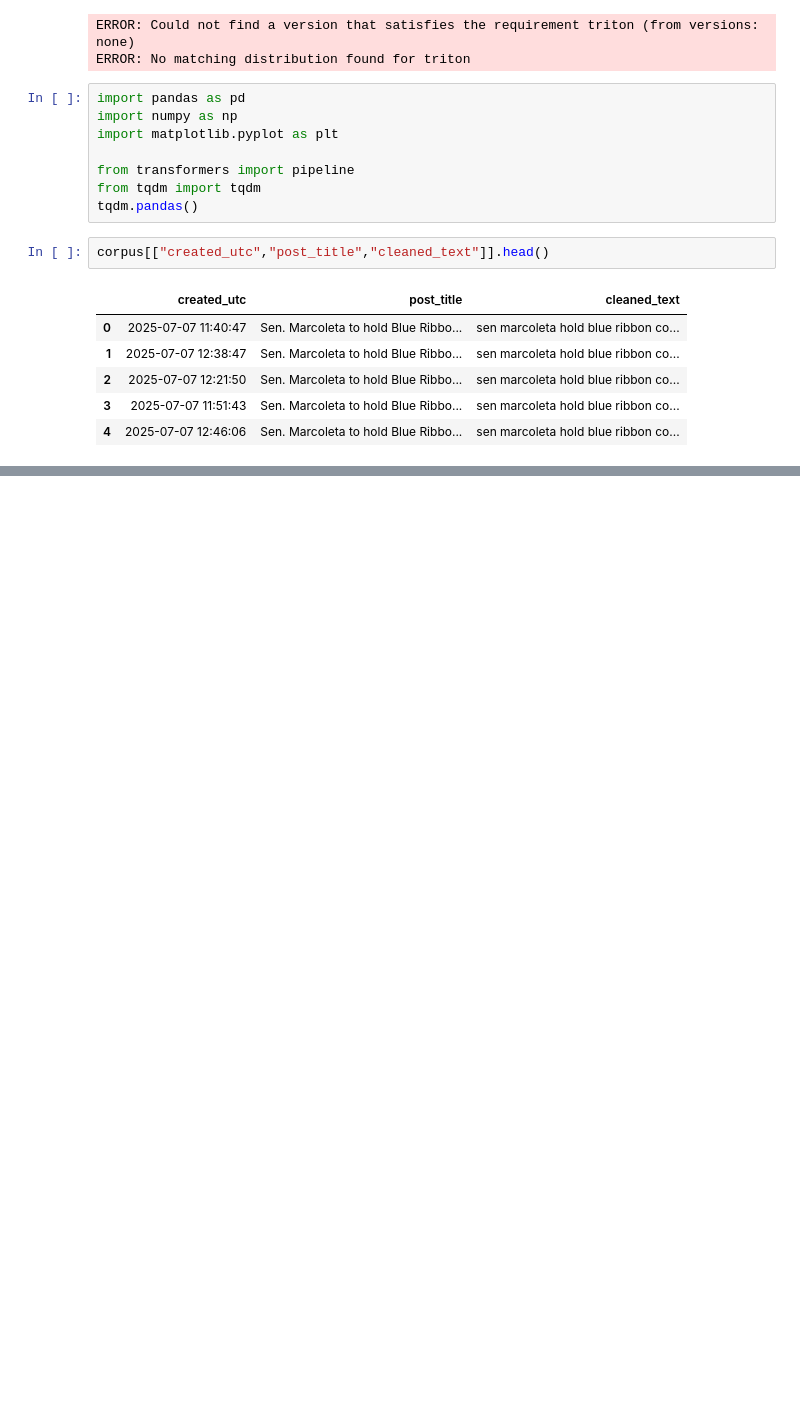
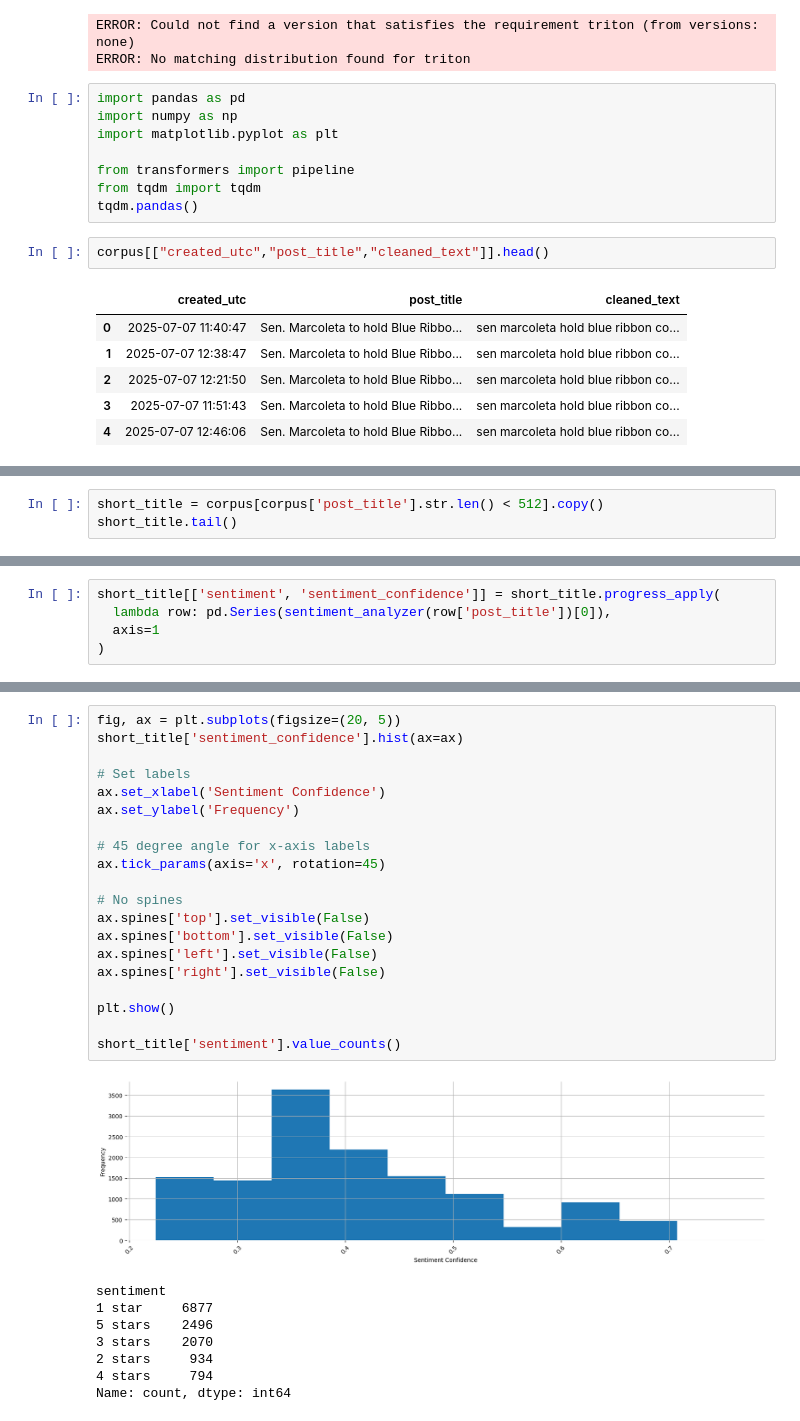
Before and after one commit to louis-uwie/philippine-agriculture-reddit-analysis, a Jupyter notebook: Binwag - PhilippineRedditAgricultureAnalysis/notebook/02-wordembeddings.ipynb, the cells around one changed output, grey strips where cells are left out. Saved outputs shown, nothing was run; the diff lists cells and outputs as text; blank space fills up the shorter version.

```diff
--- a/Binwag - PhilippineRedditAgricultureAnalysis/notebook/02-wordembeddings.ipynb
+++ b/Binwag - PhilippineRedditAgricultureAnalysis/notebook/02-wordembeddings.ipynb
@@ -577,0 +589,3 @@ Xet Storage is enabled for this repo, but the 'hf_xet' package is not installed.
+# %%
+short_title = corpus[corpus['post_title'].str.len() < 512].copy()
+short_title.tail()
@@ -577,0 +603,5 @@ Xet Storage is enabled for this repo, but the 'hf_xet' package is not installed.
+# %%
+short_title[['sentiment', 'sentiment_confidence']] = short_title.progress_apply(
+  lambda row: pd.Series(sentiment_analyzer(row['post_title'])[0]),
+  axis=1
+)
@@ -577,0 +617,29 @@ Xet Storage is enabled for this repo, but the 'hf_xet' package is not installed.
+# %%
+fig, ax = plt.subplots(figsize=(20, 5))
+short_title['sentiment_confidence'].hist(ax=ax)
+
+# Set labels
+ax.set_xlabel('Sentiment Confidence')
+ax.set_ylabel('Frequency')
+
+# 45 degree angle for x-axis labels
+ax.tick_params(axis='x', rotation=45)
+
+# No spines
+ax.spines['top'].set_visible(False)
+ax.spines['bottom'].set_visible(False)
+ax.spines['left'].set_visible(False)
+ax.spines['right'].set_visible(False)
+
+plt.show()
+
+short_title['sentiment'].value_counts()
+# %% [output]
+[figure, added]
+sentiment
+1 star     6877
+5 stars    2496
+3 stars    2070
+2 stars     934
+4 stars     794
+Name: count, dtype: int64
```
Also changed, not shown: parts of 44 cells of this notebook, 1 other file.
